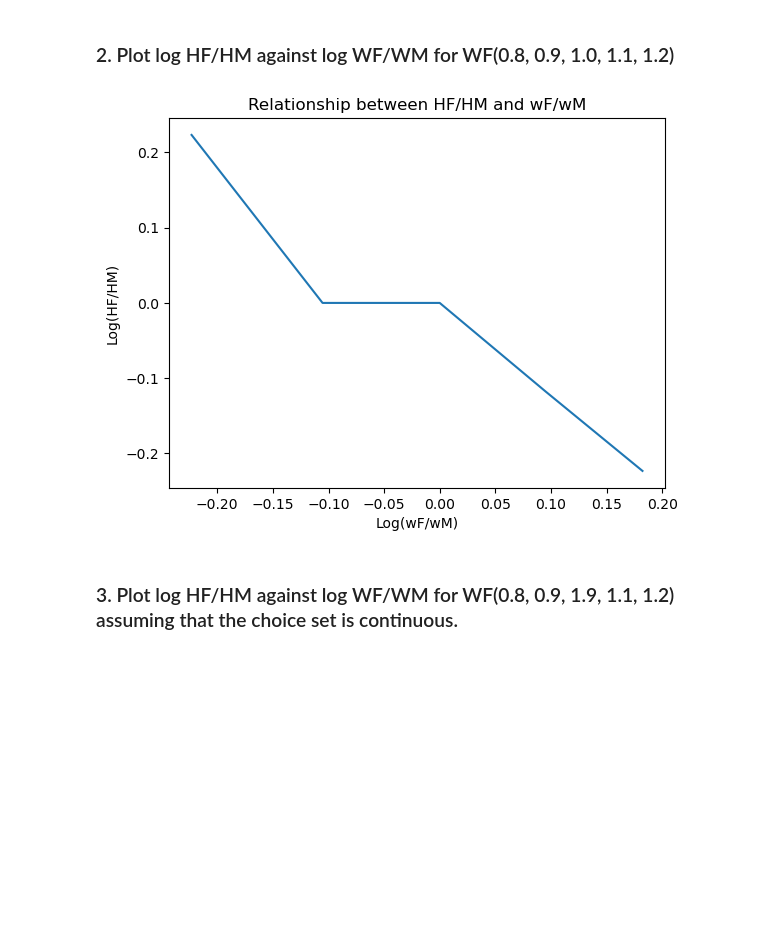
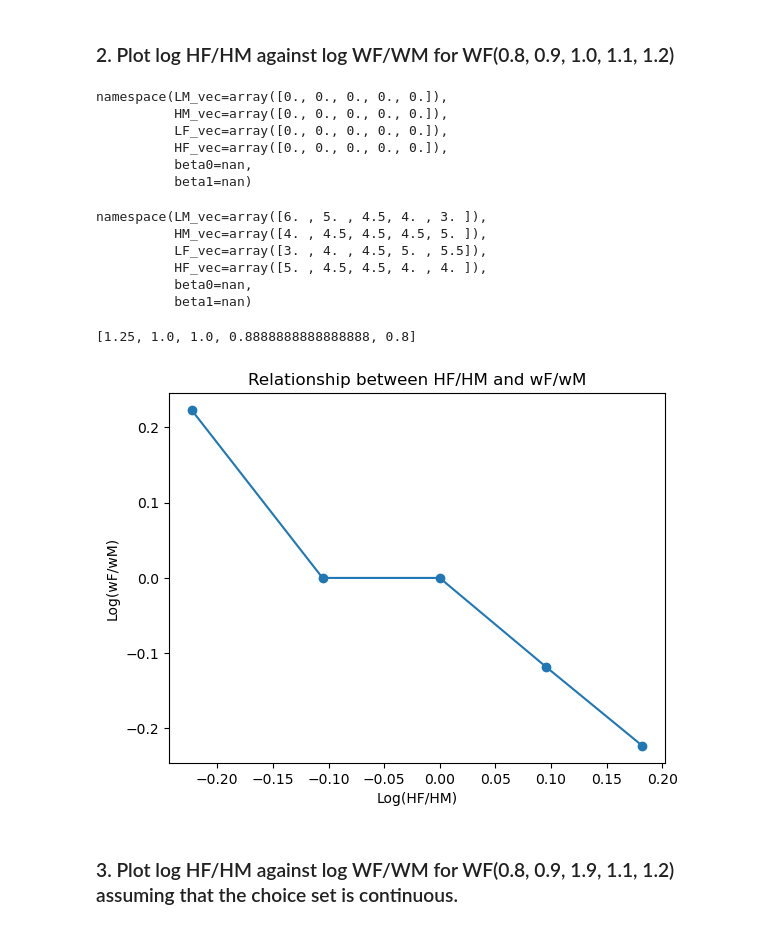
Before and after one commit to biguntitled/Intro_Num, a Jupyter notebook: Laura.ipynb, the cells around one changed output. Drawn from its saved outputs; the diff is of its cells as text; code cells hidden in the pictures; blank space fills up the shorter version.

```diff
--- a/Laura.ipynb
+++ b/Laura.ipynb
@@ -164,35 +164,57 @@ a.par.alpha = 0.5
 a.par.sigma = 1
 
 x = np.array([HFHM_1, HFHM_2, HFHM_3, HFHM_4, HFHM_5, HFHM_6, HFHM_7, HFHM_8, HFHM_9])
+# %%
+a = HC()
+a.sol
+# %% [output]
+namespace(LM_vec=array([0., 0., 0., 0., 0.]),
+          HM_vec=array([0., 0., 0., 0., 0.]),
+          LF_vec=array([0., 0., 0., 0., 0.]),
+          HF_vec=array([0., 0., 0., 0., 0.]),
+          beta0=nan,
+          beta1=nan)
+# %%
+a.solve_wF_vec(discrete=True)
+a.sol
+# %% [output]
+namespace(LM_vec=array([6. , 5. , 4.5, 4. , 3. ]),
+          HM_vec=array([4. , 4.5, 4.5, 4.5, 5. ]),
+          LF_vec=array([3. , 4. , 4.5, 5. , 5.5]),
+          HF_vec=array([5. , 4.5, 4.5, 4. , 4. ]),
+          beta0=nan,
+          beta1=nan)
 # %%
 #np.linspace(0.8, 0.9, 1.0, 1.1, 1.2)
 a.par.wF = a.par.wF_vec
 
 # Values of wF
 wF_values = np.linspace(0.8, 1.2, 5)
 
 # Function to calculate HF/HM for a certain value of wF
 def calc_HF_HM(wF):
     a.par.wF = wF
 
     # Solve model
     opt = a.solve_discrete()
 
     # Return HF/HM
     return opt.HF / opt.HM
 
 # Calculate result for diferent values of wF
 HF_HM_values = [calc_HF_HM(wF) for wF in wF_values]
+print(HF_HM_values)
 
 # Plot results
 fig, ax = plt.subplots()
-ax.plot(np.log(wF_values/ a.par.wM), np.log(HF_HM_values))
-ax.set_xlabel('Log(wF/wM)')
-ax.set_ylabel('Log(HF/HM)')
+ax.plot(np.log(wF_values/ a.par.wM),np.log(HF_HM_values), 'o-')
+ax.set_ylabel('Log(wF/wM)')
+ax.set_xlabel('Log(HF/HM)')
 ax.set_title('Relationship between HF/HM and wF/wM')
 plt.show()
 # %% [output]
+[1.25, 1.0, 1.0, 0.8888888888888888, 0.8]
-[figure, old version]
+[figure, new version]
 # %% [markdown]
 ### 3. Plot log HF/HM against log WF/WM for WF(0.8, 0.9, 1.9, 1.1, 1.2) assuming that the choice set is continuous.
 # %%
```
Also changed, not shown: parts of 2 cells of this notebook, 1 other file.
